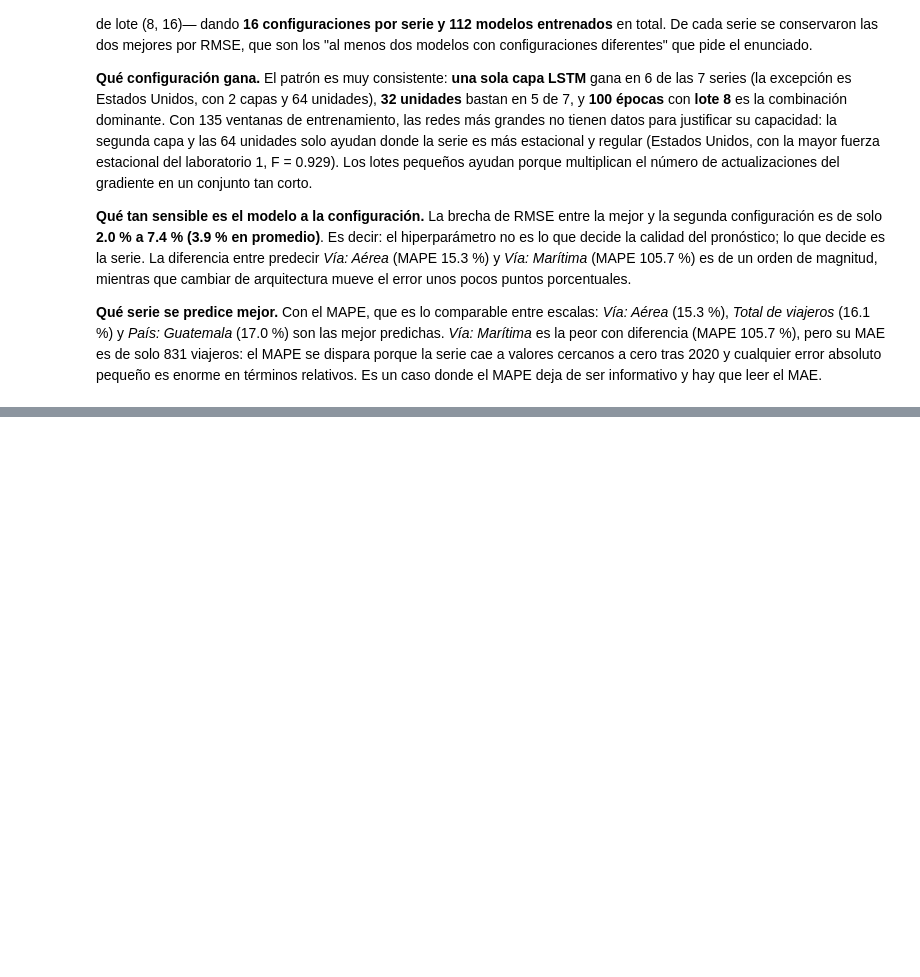
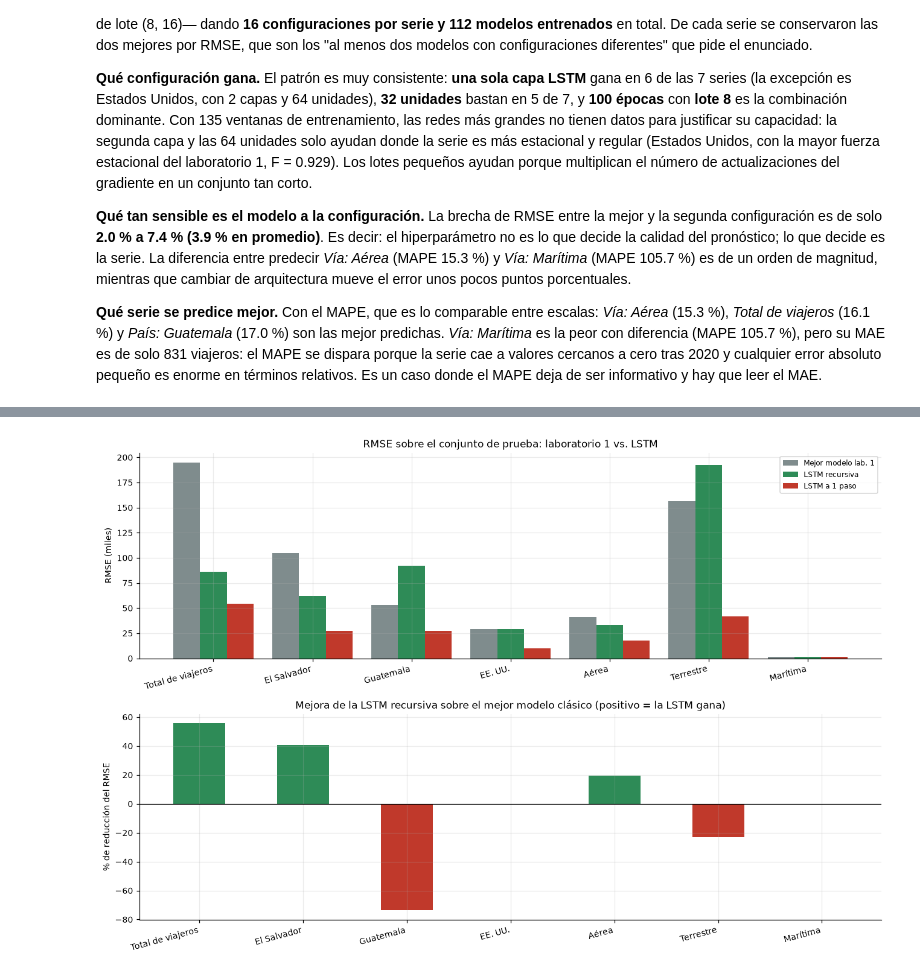
Before and after one commit to rodrigoajmac/CC3084_Laboratorio_1, a Jupyter notebook: Notebooks/04_Modelado_LSTM.ipynb, the cells around one changed output, grey strips where cells are left out. Saved outputs shown, nothing was run; the diff lists cells and outputs as text; code cells hidden in the pictures; blank space fills up the shorter version.

```diff
--- a/Notebooks/04_Modelado_LSTM.ipynb
+++ b/Notebooks/04_Modelado_LSTM.ipynb
@@ -386,0 +539,22 @@ leer el MAE.
+# %%
+etq = [n.replace('País: ', '').replace('Vía: ', '').replace('Estados Unidos de América', 'EE. UU.')
+       for n in comparativo['Serie']]
+x = np.arange(len(etq)); w = 0.27
+
+fig, ax = plt.subplots(2, 1, figsize=(12, 8))
+ax[0].bar(x - w, comparativo['RMSE lab. 1'], w, color=GRIS, label='Mejor modelo lab. 1')
+ax[0].bar(x, comparativo['RMSE LSTM recursiva'], w, color=VERDE, label='LSTM recursiva')
+ax[0].bar(x + w, comparativo['RMSE LSTM 1 paso'], w, color=ROJO, label='LSTM a 1 paso')
+ax[0].set_xticks(x); ax[0].set_xticklabels(etq, rotation=15, ha='right')
+ax[0].set_ylabel('RMSE (miles)'); miles(ax[0]); ax[0].legend(fontsize=8)
+ax[0].set_title('RMSE sobre el conjunto de prueba: laboratorio 1 vs. LSTM')
+
+ax[1].bar(x, comparativo['Mejora recursiva %'], 0.5,
+          color=[VERDE if v > 0 else ROJO for v in comparativo['Mejora recursiva %']])
+ax[1].axhline(0, color='k', lw=.8)
+ax[1].set_xticks(x); ax[1].set_xticklabels(etq, rotation=15, ha='right')
+ax[1].set_ylabel('% de reducción del RMSE')
+ax[1].set_title('Mejora de la LSTM recursiva sobre el mejor modelo clásico (positivo = la LSTM gana)')
+plt.tight_layout(); guardar('42_comparativo_lab1_lstm'); plt.show()
+# %% [output]
+[figure, added]
```
Also changed, not shown: parts of 7 cells of this notebook, 2 other files.
